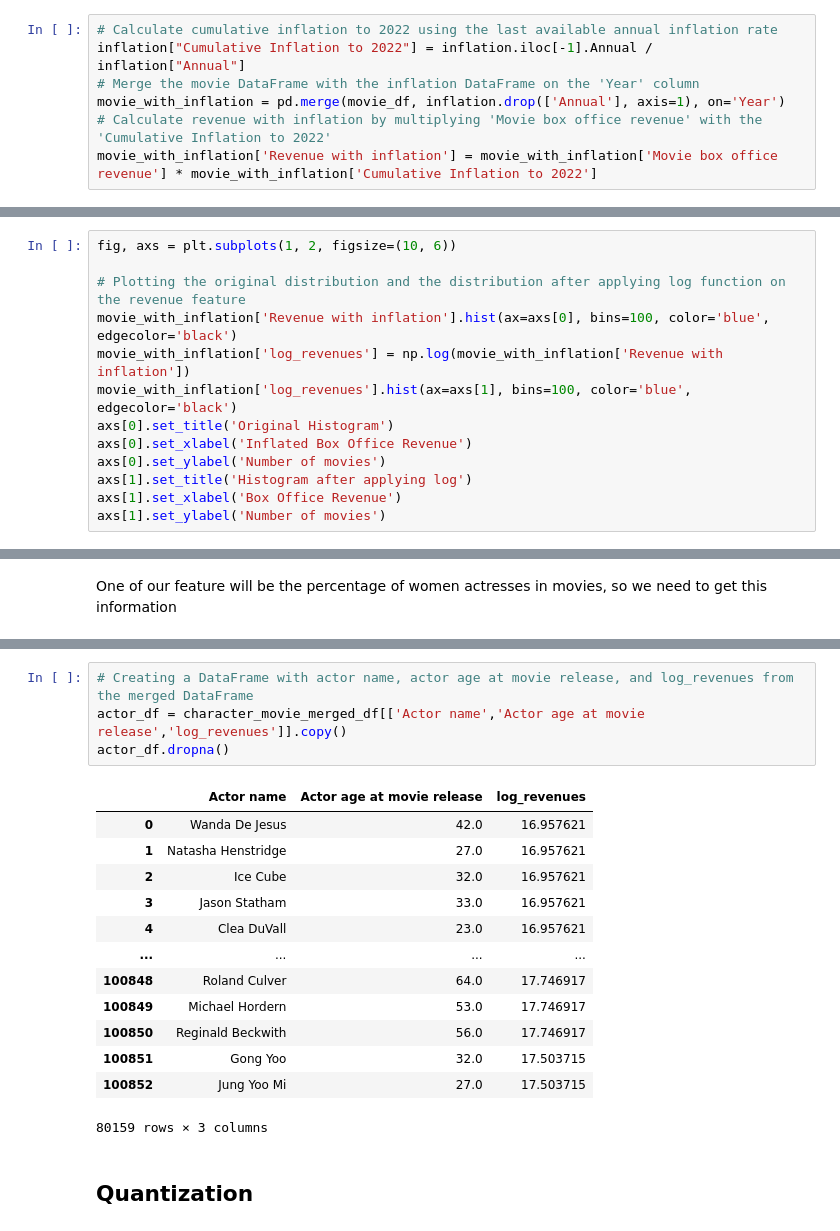
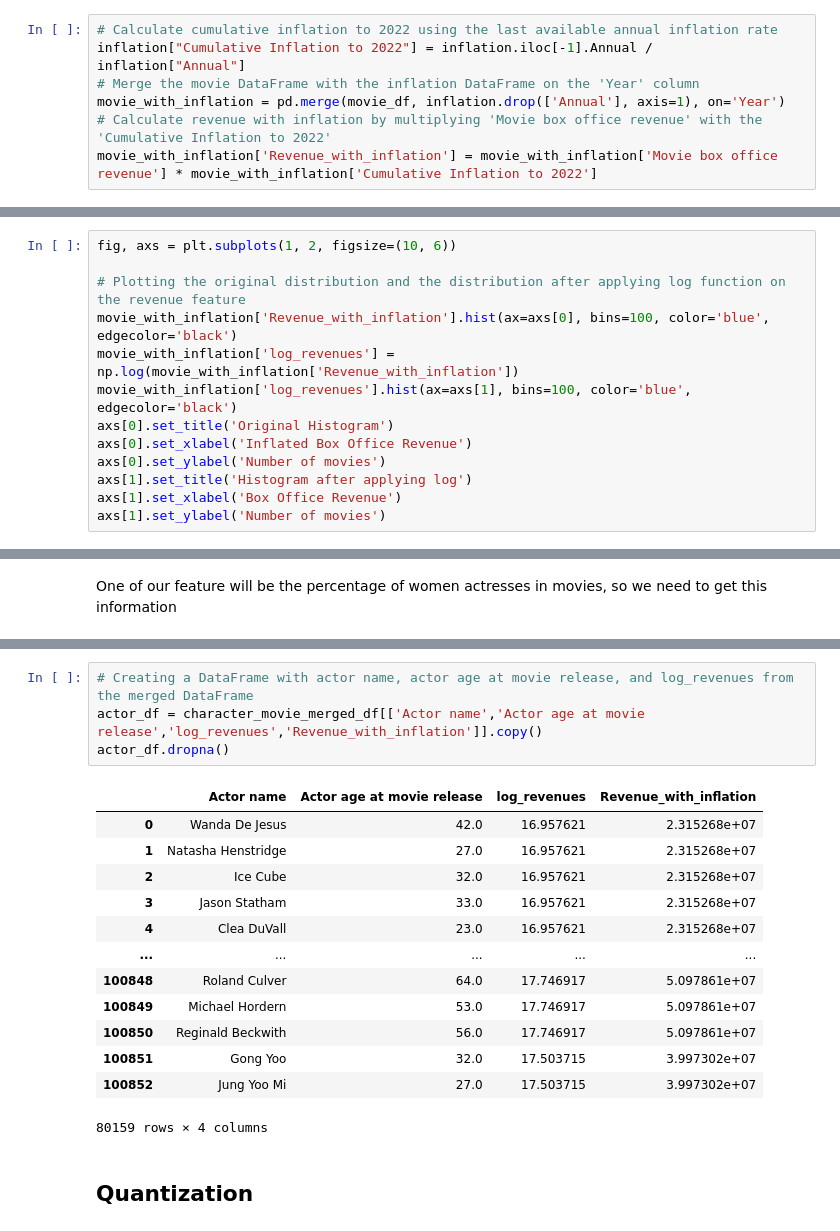
Before and after one commit to epfl-ada/ada-2023-project-adaflix, a Jupyter notebook: garik_notebook.ipynb, the cells around one changed output, grey strips where cells are left out. Saved outputs shown, nothing was run; the diff lists cells and outputs as text.

```diff
--- a/garik_notebook.ipynb
+++ b/garik_notebook.ipynb
@@ -132,15 +117,15 @@ inflation["Cumulative Inflation to 2022"] = inflation.iloc[-1].Annual / inflatio
 # Merge the movie DataFrame with the inflation DataFrame on the 'Year' column
 movie_with_inflation = pd.merge(movie_df, inflation.drop(['Annual'], axis=1), on='Year')
 # Calculate revenue with inflation by multiplying 'Movie box office revenue' with the 'Cumulative Inflation to 2022'
-movie_with_inflation['Revenue with inflation'] = movie_with_inflation['Movie box office revenue'] * movie_with_inflation['Cumulative Inflation to 2022']
+movie_with_inflation['Revenue_with_inflation'] = movie_with_inflation['Movie box office revenue'] * movie_with_inflation['Cumulative Inflation to 2022']
 # %% [markdown]
 The original distribution of the inflated movie box office revenue exhibits a heavy-tailed pattern, with a few movies achieving extremely high revenues. By applying a logarithmic transformation on the x-axis, we approximate a "more" normal distribution, making the data more amenable to statistical analyses that assume normality.
 # %%
 fig, axs = plt.subplots(1, 2, figsize=(10, 6))
 
 # Plotting the original distribution and the distribution after applying log function on the revenue feature
-movie_with_inflation['Revenue with inflation'].hist(ax=axs[0], bins=100, color='blue', edgecolor='black')
-movie_with_inflation['log_revenues'] = np.log(movie_with_inflation['Revenue with inflation'])
+movie_with_inflation['Revenue_with_inflation'].hist(ax=axs[0], bins=100, color='blue', edgecolor='black')
+movie_with_inflation['log_revenues'] = np.log(movie_with_inflation['Revenue_with_inflation'])
 movie_with_inflation['log_revenues'].hist(ax=axs[1], bins=100, color='blue', edgecolor='black')
 axs[0].set_title('Original Histogram')
 axs[0].set_xlabel('Inflated Box Office Revenue')
@@ -236,21 +230,21 @@ gender_df.dropna(subset=['Percentage Women'], inplace=True)
 # %%
 # Creating a DataFrame with actor name, actor age at movie release, and log_revenues from the merged DataFrame
-actor_df = character_movie_merged_df[['Actor name','Actor age at movie release','log_revenues']].copy()
+actor_df = character_movie_merged_df[['Actor name','Actor age at movie release','log_revenues','Revenue_with_inflation']].copy()
 actor_df.dropna()
 # %% [output]
-|  | Actor name | Actor age at movie release | log_revenues |
-| 0 | Wanda De Jesus | 42.0 | 16.957621 |
-| 1 | Natasha Henstridge | 27.0 | 16.957621 |
-| 2 | Ice Cube | 32.0 | 16.957621 |
-| 3 | Jason Statham | 33.0 | 16.957621 |
-| 4 | Clea DuVall | 23.0 | 16.957621 |
-| ... | ... | ... | ... |
-| 100848 | Roland Culver | 64.0 | 17.746917 |
-| 100849 | Michael Hordern | 53.0 | 17.746917 |
-| 100850 | Reginald Beckwith | 56.0 | 17.746917 |
-| 100851 | Gong Yoo | 32.0 | 17.503715 |
-| 100852 | Jung Yoo Mi | 27.0 | 17.503715 |
+|  | Actor name | Actor age at movie release | log_revenues | Revenue_with_inflation |
+| 0 | Wanda De Jesus | 42.0 | 16.957621 | 2.315268e+07 |
+| 1 | Natasha Henstridge | 27.0 | 16.957621 | 2.315268e+07 |
+| 2 | Ice Cube | 32.0 | 16.957621 | 2.315268e+07 |
+| 3 | Jason Statham | 33.0 | 16.957621 | 2.315268e+07 |
+| 4 | Clea DuVall | 23.0 | 16.957621 | 2.315268e+07 |
+| ... | ... | ... | ... | ... |
+| 100848 | Roland Culver | 64.0 | 17.746917 | 5.097861e+07 |
+| 100849 | Michael Hordern | 53.0 | 17.746917 | 5.097861e+07 |
+| 100850 | Reginald Beckwith | 56.0 | 17.746917 | 5.097861e+07 |
+| 100851 | Gong Yoo | 32.0 | 17.503715 | 3.997302e+07 |
+| 100852 | Jung Yoo Mi | 27.0 | 17.503715 | 3.997302e+07 |
-80159 rows × 3 columns
+80159 rows × 4 columns
 # %% [markdown]
 ## Quantization
 # %% [markdown]
```
Also changed, not shown: parts of 22 cells of this notebook.
